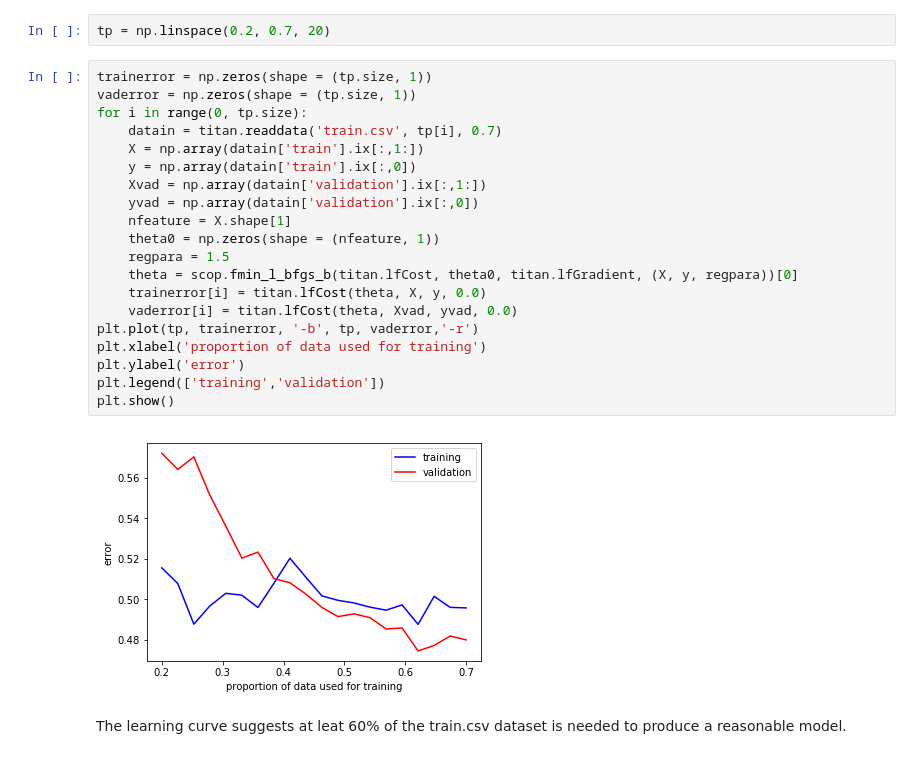
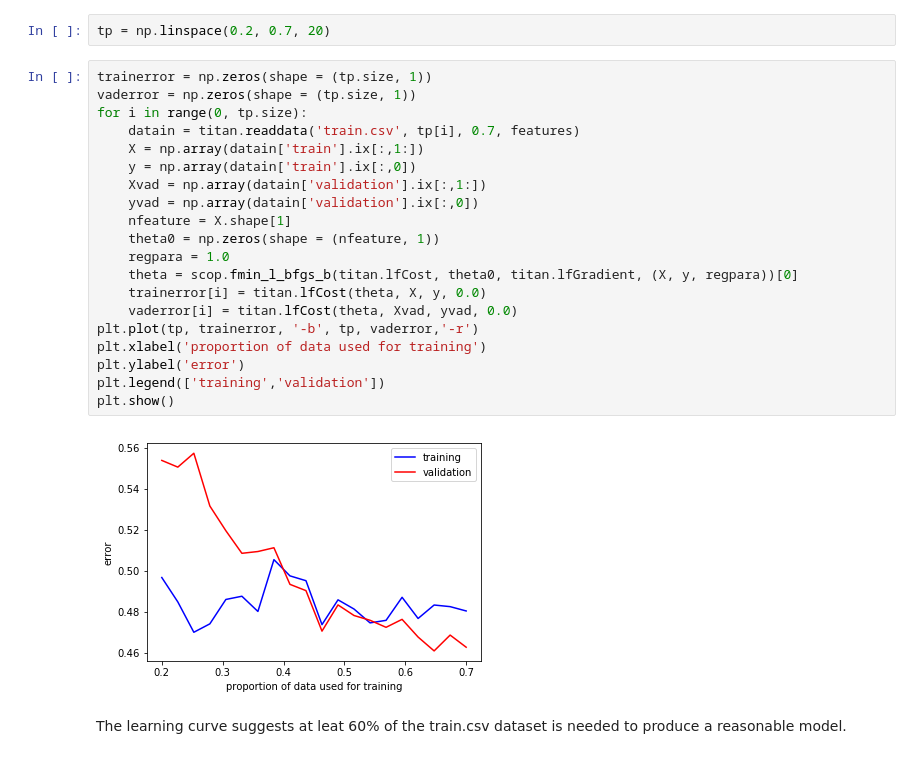
Before and after one commit to badGarnet/titanic_survive, a Jupyter notebook: LG notes.ipynb, the cells around one changed output. Drawn from its saved outputs; the diff is of its cells as text.

```diff
--- a/LG notes.ipynb
+++ b/LG notes.ipynb
@@ -59,25 +59,25 @@ tp = np.linspace(0.2, 0.7, 20)
 # %%
 trainerror = np.zeros(shape = (tp.size, 1))
 vaderror = np.zeros(shape = (tp.size, 1))
 for i in range(0, tp.size):
-    datain = titan.readdata('train.csv', tp[i], 0.7)
+    datain = titan.readdata('train.csv', tp[i], 0.7, features)
     X = np.array(datain['train'].ix[:,1:])
     y = np.array(datain['train'].ix[:,0])
     Xvad = np.array(datain['validation'].ix[:,1:])
     yvad = np.array(datain['validation'].ix[:,0])
     nfeature = X.shape[1]
     theta0 = np.zeros(shape = (nfeature, 1))
-    regpara = 1.5
+    regpara = 1.0
     theta = scop.fmin_l_bfgs_b(titan.lfCost, theta0, titan.lfGradient, (X, y, regpara))[0]
     trainerror[i] = titan.lfCost(theta, X, y, 0.0)
     vaderror[i] = titan.lfCost(theta, Xvad, yvad, 0.0)
 plt.plot(tp, trainerror, '-b', tp, vaderror,'-r')
 plt.xlabel('proportion of data used for training')
 plt.ylabel('error')
 plt.legend(['training','validation'])
 plt.show()
 # %% [output]
-[figure, old version]
+[figure, new version]
 # %% [markdown]
 The learning curve suggests at leat 60% of the train.csv dataset is needed to produce a reasonable model.
 # %%
```
Also changed, not shown: parts of 13 cells of this notebook, 2 other files.
